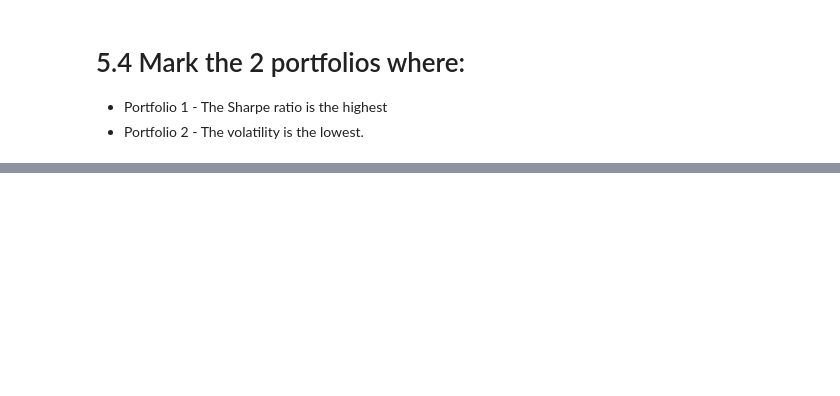
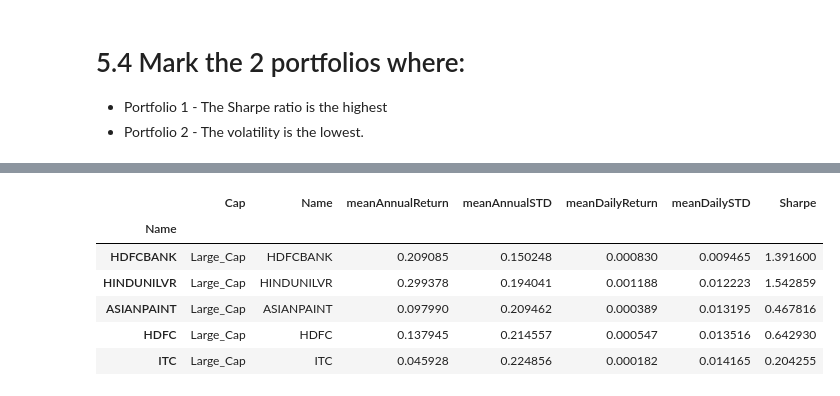
Before and after one commit to JamesMcGuigan/aspiration-ai-internship, a Jupyter notebook: python3/module_5/module_5.ipynb, the cells around one changed output, grey strips where cells are left out. Saved outputs shown, nothing was run; the diff lists cells and outputs as text; code cells hidden in the pictures; blank space fills up the shorter version.

```diff
--- a/python3/module_5/module_5.ipynb
+++ b/python3/module_5/module_5.ipynb
@@ -155,0 +193,11 @@ Prepare a scatter plot for differing weights of the individual stocks in the por
+# %%
+portfolio_2 = summary_all.sort_values('meanAnnualSTD',ascending=True).head(5)
+portfolio_2
+# %% [output]
+|  | Cap | Name | meanAnnualReturn | meanAnnualSTD | meanDailyReturn | meanDailySTD | Sharpe |
+| Name |  |  |  |  |  |  |  |
+| HDFCBANK | Large_Cap | HDFCBANK | 0.209085 | 0.150248 | 0.000830 | 0.009465 | 1.391600 |
+| HINDUNILVR | Large_Cap | HINDUNILVR | 0.299378 | 0.194041 | 0.001188 | 0.012223 | 1.542859 |
+| ASIANPAINT | Large_Cap | ASIANPAINT | 0.097990 | 0.209462 | 0.000389 | 0.013195 | 0.467816 |
+| HDFC | Large_Cap | HDFC | 0.137945 | 0.214557 | 0.000547 | 0.013516 | 0.642930 |
+| ITC | Large_Cap | ITC | 0.045928 | 0.224856 | 0.000182 | 0.014165 | 0.204255 |
```
Also changed, not shown: parts of 12 cells of this notebook.
